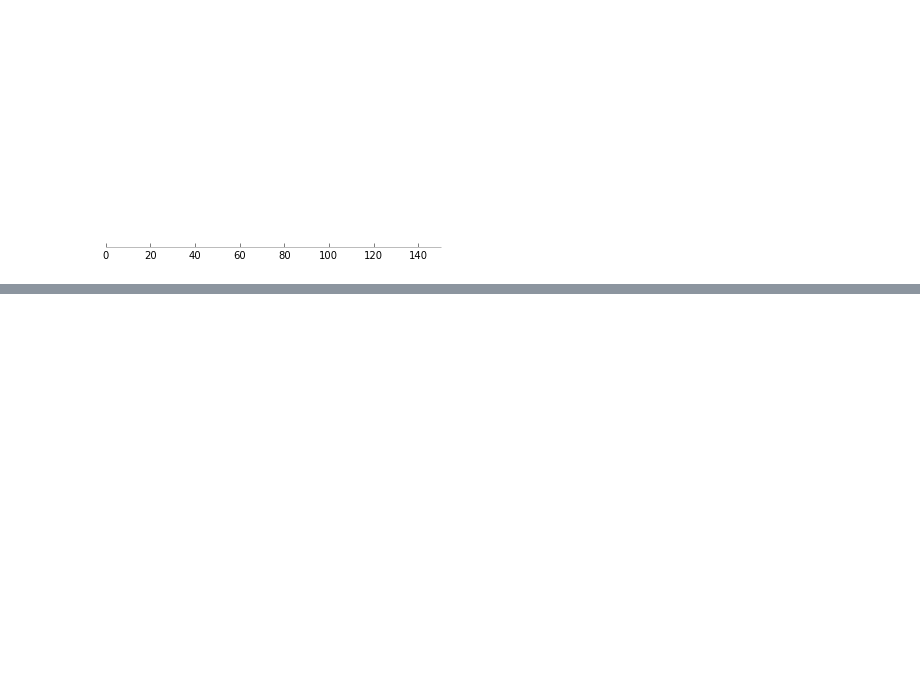
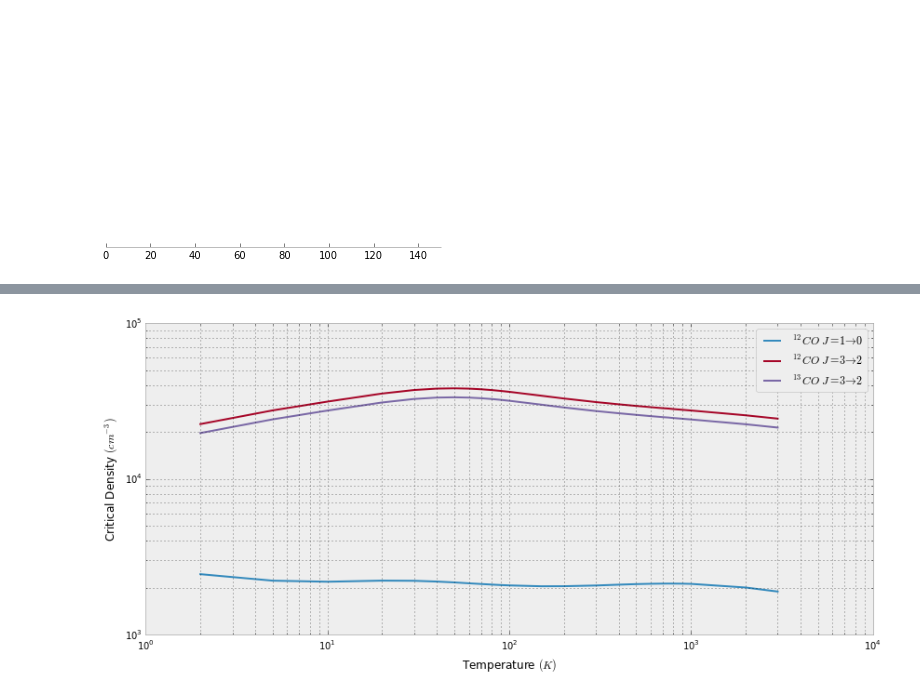
Before and after one commit to Mixpap/Ptyxiaki, a Jupyter notebook: Untitled1.ipynb, the cells around one changed output, grey strips where cells are left out. Cells and saved outputs as stored; diff of their text form; code cells hidden in the pictures; blank space fills up the shorter version.

```diff
--- a/Untitled1.ipynb
+++ b/Untitled1.ipynb
@@ -140,0 +130,3 @@ TypeError: float() argument must be a string or a number
+# %%
+c13='1.108E-10 9.047E-11 7.946E-11 7.050E-11 6.693E-11 6.557E-11 6.529E-11 6.559E-11 6.620E-11 6.698E-11 6.784E-11 6.873E-11 7.279E-11 7.589E-11 8.001E-11 8.269E-11 8.467E-11 8.626E-11 8.758E-11 8.804E-11 8.872E-11 8.972E-11 9.062E-11 9.730E-11 1.022E-10'
+c13=np.array(c13.split(' '),dtype=float)
@@ -140,0 +136,8 @@ TypeError: float() argument must be a string or a number
+# %%
+cT='2.0     5.0     10.0    20.0    30.0    40.0    50.0    60.0    70.0    80.0    90.0   100.0   150.0   200.0   300.0   400.0   500.0   600.0   700.0   750.0   800.0   900.0   1000.0   2000.0   3000.0'
+cT = np.array(cT.split('   '),dtype=float)
+# %%
+A12_10=7.203e-08
+A12=2.49e-6
+A13=2.181e-6
+A18=2.172e-6
@@ -140,0 +147,5 @@ TypeError: float() argument must be a string or a number
+# %%
+n12_10=A12_10/c12_10
+n12= A12/c12
+n13=A13/c13
+n18=A18/c18
@@ -140,0 +196,13 @@ TypeError: float() argument must be a string or a number
+# %%
+plt.rcParams['figure.figsize'] = 14, 6
+plt.loglog(cT,n12_10,label=r'$^{12}CO\ J=1\to 0$')
+plt.loglog(cT,n12,label=r'$^{12}CO\ J=3\to 2$')
+#plt.loglog(cT,n12/60.,label=r'$^{12}CO\ J=3\to 2$ thick')
+plt.loglog(cT,n13,label=r'$^{13}CO\ J=3\to 2$')
+#plt.loglog(cT,n18,label='$C^{18}O\ J=3-2$')
+plt.ylabel('Critical Density $(cm^{-3})$')
+plt.xlabel('Temperature $(K)$')
+plt.legend()
+plt.savefig('critical_densiy.png',bbox_inches='tight')
+# %% [output]
+[figure, added]
```
Also changed, not shown: parts of 27 cells of this notebook, 6 other files.
